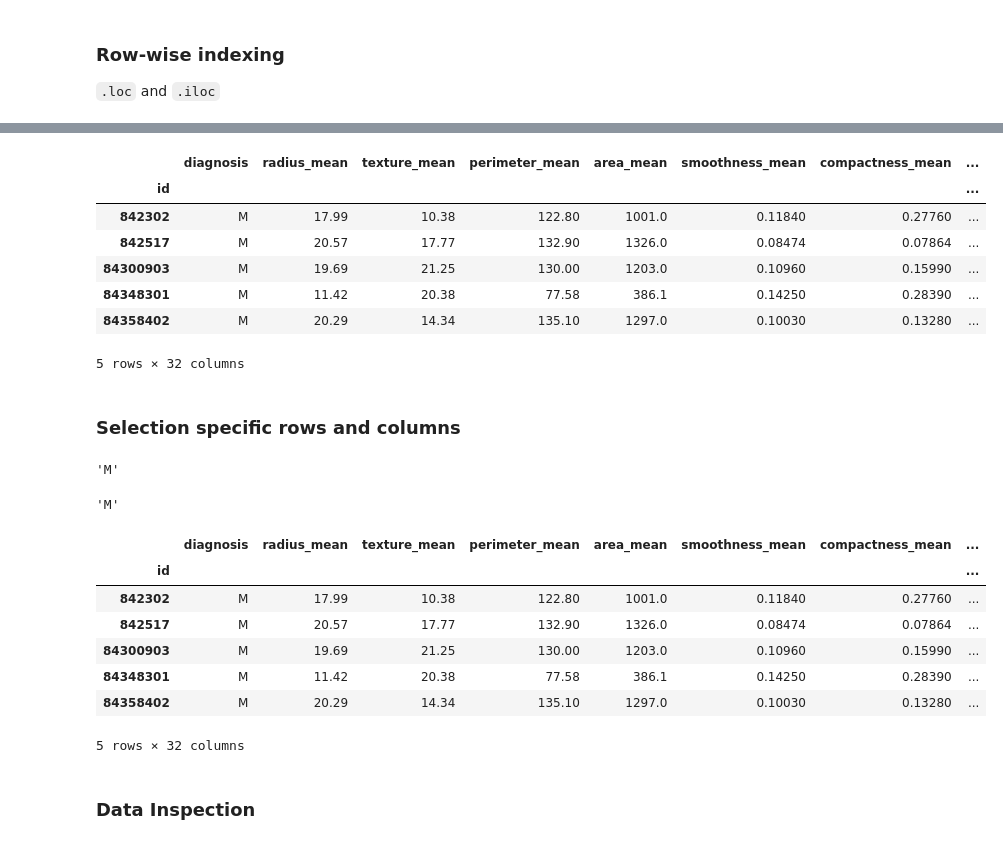
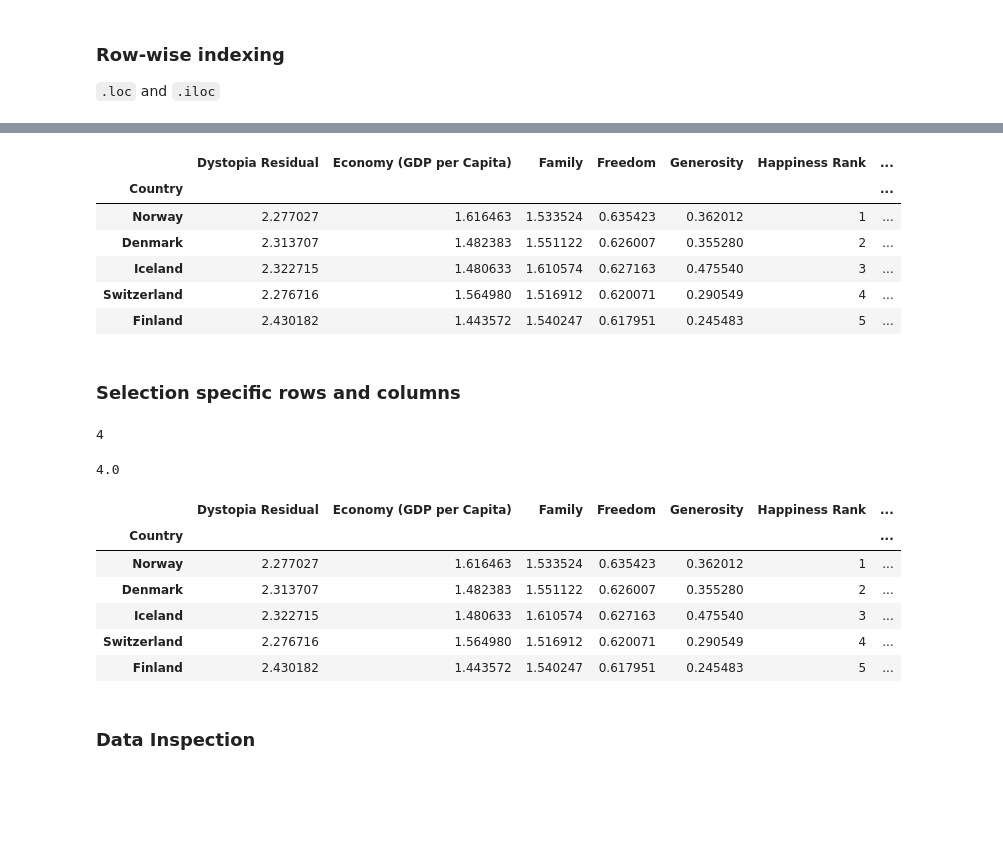
Before and after one commit to mohammadbashiri/MPI-python-workshop-march2019, a Jupyter notebook: Day3/Day3_session1_pandas.ipynb, the cells around one changed output, grey strips where cells are left out. Saved outputs shown, nothing was run; the diff lists cells and outputs as text; code cells hidden in the pictures; blank space fills up the shorter version.

```diff
--- a/Day3/Day3_session1_pandas.ipynb
+++ b/Day3/Day3_session1_pandas.ipynb
@@ -258 +240,3 @@ df = pd.concat([df15, df16])
+# %%
+df = pd.read_csv("data/happiness17.csv", index_col=0)
 # %%
@@ -268,2 +263,0 @@ df.tail()
-# %%
-df.drop(columns='Region', inplace=True)
@@ -448,35 +377,33 @@ dd.loc[842302: 84358402]
 # %%
-dd.iloc[0: 5]
+df.iloc[0:5]
 # %% [output]
-|  | diagnosis | radius_mean | texture_mean | perimeter_mean | area_mean | smoothness_mean | compactness_mean | ... |
-| id |  |  |  |  |  |  |  | ... |
-| 842302 | M | 17.99 | 10.38 | 122.80 | 1001.0 | 0.11840 | 0.27760 | ... |
-| 842517 | M | 20.57 | 17.77 | 132.90 | 1326.0 | 0.08474 | 0.07864 | ... |
-| 84300903 | M | 19.69 | 21.25 | 130.00 | 1203.0 | 0.10960 | 0.15990 | ... |
-| 84348301 | M | 11.42 | 20.38 | 77.58 | 386.1 | 0.14250 | 0.28390 | ... |
-| 84358402 | M | 20.29 | 14.34 | 135.10 | 1297.0 | 0.10030 | 0.13280 | ... |
+|  | Dystopia Residual | Economy (GDP per Capita) | Family | Freedom | Generosity | Happiness Rank | ... |
+| Country |  |  |  |  |  |  | ... |
+| Norway | 2.277027 | 1.616463 | 1.533524 | 0.635423 | 0.362012 | 1 | ... |
+| Denmark | 2.313707 | 1.482383 | 1.551122 | 0.626007 | 0.355280 | 2 | ... |
+| Iceland | 2.322715 | 1.480633 | 1.610574 | 0.627163 | 0.475540 | 3 | ... |
+| Switzerland | 2.276716 | 1.564980 | 1.516912 | 0.620071 | 0.290549 | 4 | ... |
+| Finland | 2.430182 | 1.443572 | 1.540247 | 0.617951 | 0.245483 | 5 | ... |
-5 rows × 32 columns
 # %% [markdown]
 ### Selection specific rows and columns
-# %%
-dd.loc[842302, 'diagnosis']
-# %% [output]
-'M'
-# %%
-dd.iloc[0]['diagnosis']
-# %% [output]
-'M'
+# %%
+df.loc['Switzerland', 'Happiness Rank']
+# %% [output]
+4
+# %%
+df.iloc[3]['Happiness Rank']
+# %% [output]
+4.0
 # %%
-dd.head()
+df.head()
 # %% [output]
-|  | diagnosis | radius_mean | texture_mean | perimeter_mean | area_mean | smoothness_mean | compactness_mean | ... |
-| id |  |  |  |  |  |  |  | ... |
-| 842302 | M | 17.99 | 10.38 | 122.80 | 1001.0 | 0.11840 | 0.27760 | ... |
-| 842517 | M | 20.57 | 17.77 | 132.90 | 1326.0 | 0.08474 | 0.07864 | ... |
-| 84300903 | M | 19.69 | 21.25 | 130.00 | 1203.0 | 0.10960 | 0.15990 | ... |
-| 84348301 | M | 11.42 | 20.38 | 77.58 | 386.1 | 0.14250 | 0.28390 | ... |
-| 84358402 | M | 20.29 | 14.34 | 135.10 | 1297.0 | 0.10030 | 0.13280 | ... |
+|  | Dystopia Residual | Economy (GDP per Capita) | Family | Freedom | Generosity | Happiness Rank | ... |
+| Country |  |  |  |  |  |  | ... |
+| Norway | 2.277027 | 1.616463 | 1.533524 | 0.635423 | 0.362012 | 1 | ... |
+| Denmark | 2.313707 | 1.482383 | 1.551122 | 0.626007 | 0.355280 | 2 | ... |
+| Iceland | 2.322715 | 1.480633 | 1.610574 | 0.627163 | 0.475540 | 3 | ... |
+| Switzerland | 2.276716 | 1.564980 | 1.516912 | 0.620071 | 0.290549 | 4 | ... |
+| Finland | 2.430182 | 1.443572 | 1.540247 | 0.617951 | 0.245483 | 5 | ... |
-5 rows × 32 columns
 # %% [markdown]
 ### Data Inspection
 # %%
```
Also changed, not shown: parts of 123 cells of this notebook, 23 other files.
